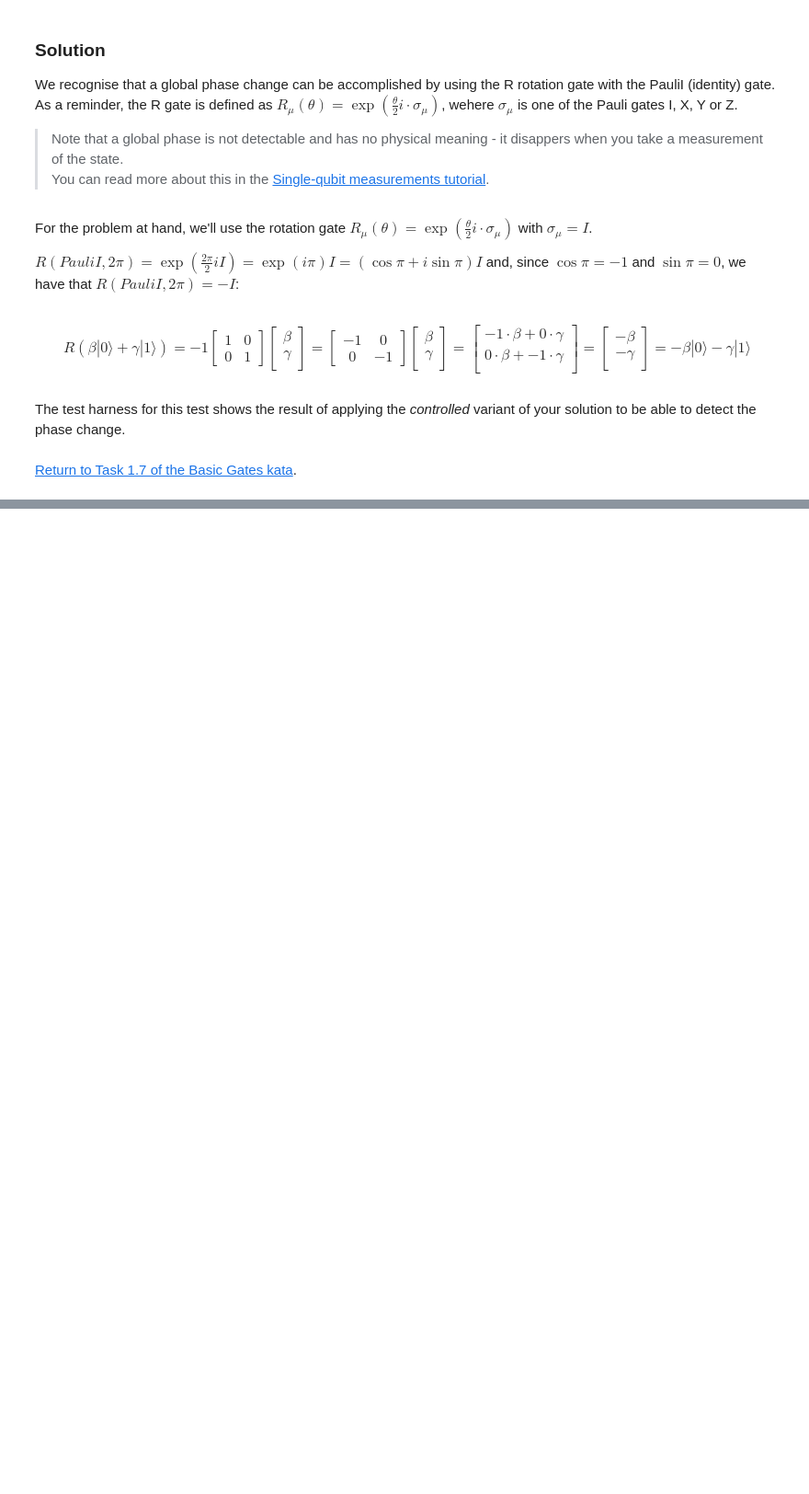
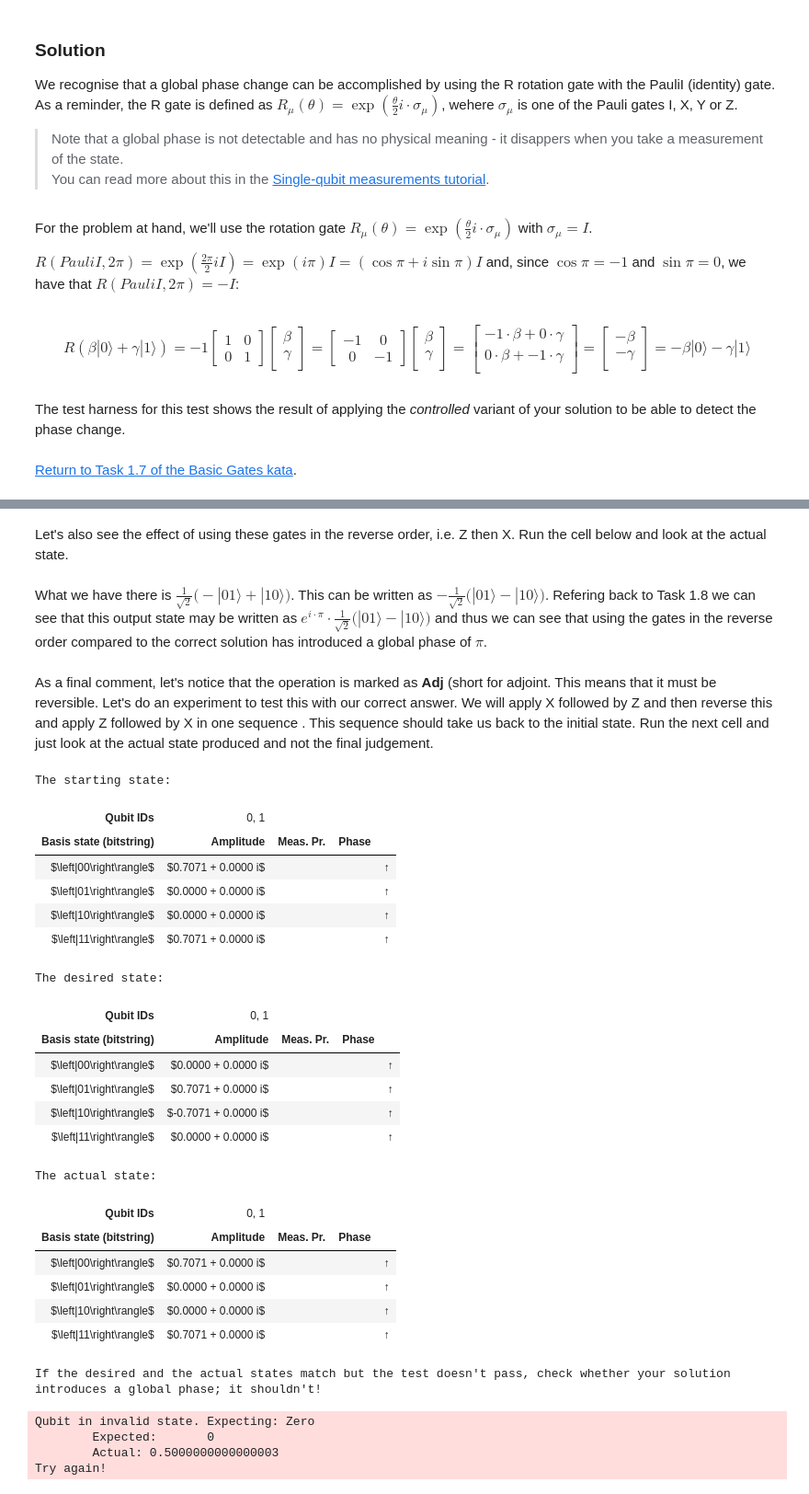
Before and after one commit to microsoft/QuantumKatas, a Jupyter notebook: BasicGates/Workbook_BasicGates.ipynb, the cells around one changed output, grey strips where cells are left out. Shown at 92% size. Saved outputs shown, nothing was run; the diff lists cells and outputs as text; code cells hidden in the pictures; blank space fills up the shorter version.

```diff
--- a/BasicGates/Workbook_BasicGates.ipynb
+++ b/BasicGates/Workbook_BasicGates.ipynb
@@ -575,0 +705,2 @@ operation GlobalPhaseChange (q : Qubit) : Unit is Adj+Ctl {
+# %% [markdown]
+Let's also see the effect of using these gates in the reverse order, i.e. Z then X. Run the cell below and look at the actual state.
@@ -575,0 +715,41 @@ operation GlobalPhaseChange (q : Qubit) : Unit is Adj+Ctl {
+# %% [markdown]
+What we have there is $\frac{1}{\sqrt{2}} \big(-|01\rangle + |10\rangle\big)$. This can be written as  $-\frac{1}{\sqrt{2}} \big(|01\rangle - |10\rangle\big)$. Refering back to Task 1.8 we can see that this output state may be written as $e^{i\cdot\pi}\cdot\frac{1}{\sqrt{2}} \big(|01\rangle - |10\rangle\big)$ and thus we can see that using the gates in the reverse order compared to the correct solution has introduced a global phase of $\pi$.
+# %% [markdown]
+As a final comment, let's notice that the operation is marked as **Adj** (short for adjoint. This means that it must be reversible. Let's do an experiment to test this with our correct answer. We will apply  X followed by  Z and then reverse this and apply Z followed by X in one sequence . This sequence  should take us back to the initial state. Run the next cell and just look at the actual state produced and not the final judgement.
+# %%
+%kata T110_BellStateChange3
+
+operation BellStateChange3 (qs : Qubit[]) : Unit is Adj+Ctl {
+    X(qs[0]);
+    Z(qs[0]);
+    Z(qs[0]);
+    X(qs[0]);
+
+}
+# %% [output]
+The starting state:
+| Qubit IDs | 0, 1 |
+| Basis state (bitstring) | Amplitude | Meas. Pr. | Phase |
+| $\left|00\right\rangle$ | $0.7071 + 0.0000 i$ |  |  | ↑ |
+| $\left|01\right\rangle$ | $0.0000 + 0.0000 i$ |  |  | ↑ |
+| $\left|10\right\rangle$ | $0.0000 + 0.0000 i$ |  |  | ↑ |
+| $\left|11\right\rangle$ | $0.7071 + 0.0000 i$ |  |  | ↑ |
+The desired state:
+| Qubit IDs | 0, 1 |
+| Basis state (bitstring) | Amplitude | Meas. Pr. | Phase |
+| $\left|00\right\rangle$ | $0.0000 + 0.0000 i$ |  |  | ↑ |
+| $\left|01\right\rangle$ | $0.7071 + 0.0000 i$ |  |  | ↑ |
+| $\left|10\right\rangle$ | $-0.7071 + 0.0000 i$ |  |  | ↑ |
+| $\left|11\right\rangle$ | $0.0000 + 0.0000 i$ |  |  | ↑ |
+The actual state:
+| Qubit IDs | 0, 1 |
+| Basis state (bitstring) | Amplitude | Meas. Pr. | Phase |
+| $\left|00\right\rangle$ | $0.7071 + 0.0000 i$ |  |  | ↑ |
+| $\left|01\right\rangle$ | $0.0000 + 0.0000 i$ |  |  | ↑ |
+| $\left|10\right\rangle$ | $0.0000 + 0.0000 i$ |  |  | ↑ |
+| $\left|11\right\rangle$ | $0.7071 + 0.0000 i$ |  |  | ↑ |
+If the desired and the actual states match but the test doesn't pass, check whether your solution introduces a global phase; it shouldn't!
+Qubit in invalid state. Expecting: Zero
+        Expected:       0
+        Actual: 0.5000000000000003
+Try again!
```
Also changed, not shown: parts of 18 cells of this notebook.
